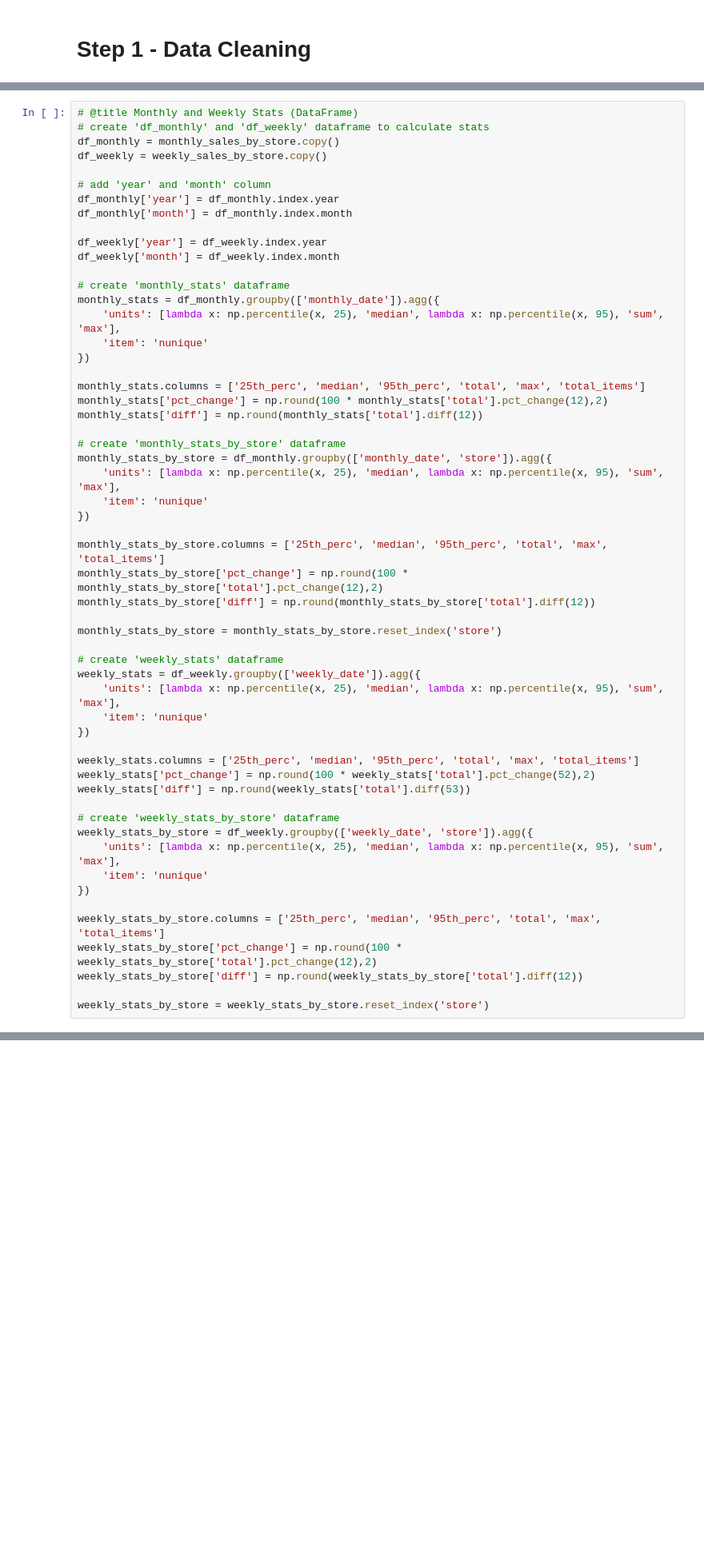
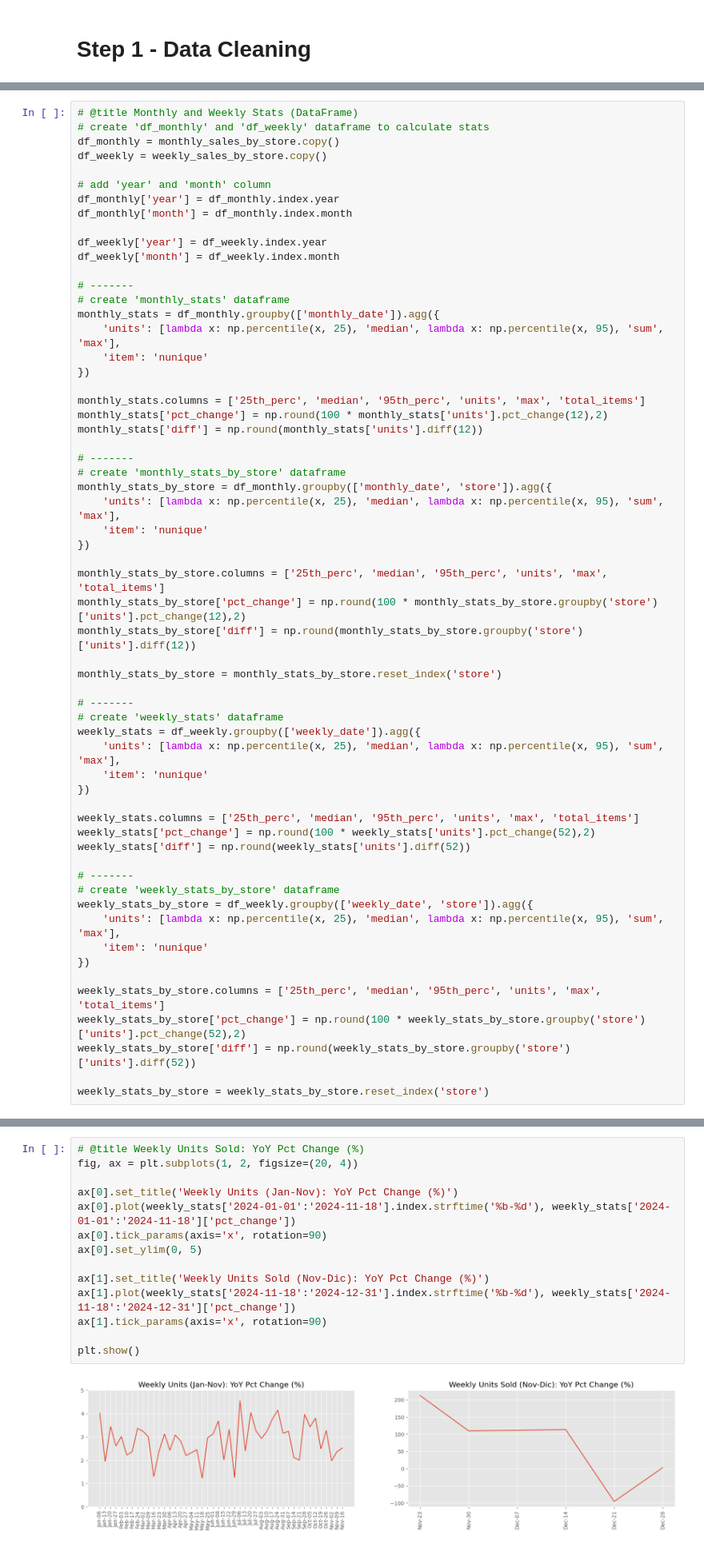
Before and after one commit to superpanditas/Quinio, a Jupyter notebook: [Forecasting_Units]_By_Stores_and_Items.ipynb, the cells around one changed output, grey strips where cells are left out. Shown at 80% size. Drawn from its saved outputs; the diff is of its cells as text; blank space fills up the shorter version.

Commit message:
[Forecasting Units] Version 2

```diff
--- a/[Forecasting_Units]_By_Stores_and_Items.ipynb
+++ b/[Forecasting_Units]_By_Stores_and_Items.ipynb
@@ -117,47 +117,51 @@ df_monthly['month'] = df_monthly.index.month
 df_weekly['year'] = df_weekly.index.year
 df_weekly['month'] = df_weekly.index.month
 
+# -------
 # create 'monthly_stats' dataframe
 monthly_stats = df_monthly.groupby(['monthly_date']).agg({
     'units': [lambda x: np.percentile(x, 25), 'median', lambda x: np.percentile(x, 95), 'sum', 'max'],
     'item': 'nunique'
 })
 
-monthly_stats.columns = ['25th_perc', 'median', '95th_perc', 'total', 'max', 'total_items']
-monthly_stats['pct_change'] = np.round(100 * monthly_stats['total'].pct_change(12),2)
-monthly_stats['diff'] = np.round(monthly_stats['total'].diff(12))
+monthly_stats.columns = ['25th_perc', 'median', '95th_perc', 'units', 'max', 'total_items']
+monthly_stats['pct_change'] = np.round(100 * monthly_stats['units'].pct_change(12),2)
+monthly_stats['diff'] = np.round(monthly_stats['units'].diff(12))
 
+# -------
 # create 'monthly_stats_by_store' dataframe
 monthly_stats_by_store = df_monthly.groupby(['monthly_date', 'store']).agg({
     'units': [lambda x: np.percentile(x, 25), 'median', lambda x: np.percentile(x, 95), 'sum', 'max'],
     'item': 'nunique'
 })
 
-monthly_stats_by_store.columns = ['25th_perc', 'median', '95th_perc', 'total', 'max', 'total_items']
-monthly_stats_by_store['pct_change'] = np.round(100 * monthly_stats_by_store['total'].pct_change(12),2)
-monthly_stats_by_store['diff'] = np.round(monthly_stats_by_store['total'].diff(12))
+monthly_stats_by_store.columns = ['25th_perc', 'median', '95th_perc', 'units', 'max', 'total_items']
+monthly_stats_by_store['pct_change'] = np.round(100 * monthly_stats_by_store.groupby('store')['units'].pct_change(12),2)
+monthly_stats_by_store['diff'] = np.round(monthly_stats_by_store.groupby('store')['units'].diff(12))
 
 monthly_stats_by_store = monthly_stats_by_store.reset_index('store')
 
+# -------
 # create 'weekly_stats' dataframe
 weekly_stats = df_weekly.groupby(['weekly_date']).agg({
     'units': [lambda x: np.percentile(x, 25), 'median', lambda x: np.percentile(x, 95), 'sum', 'max'],
     'item': 'nunique'
 })
 
-weekly_stats.columns = ['25th_perc', 'median', '95th_perc', 'total', 'max', 'total_items']
-weekly_stats['pct_change'] = np.round(100 * weekly_stats['total'].pct_change(52),2)
-weekly_stats['diff'] = np.round(weekly_stats['total'].diff(53))
+weekly_stats.columns = ['25th_perc', 'median', '95th_perc', 'units', 'max', 'total_items']
+weekly_stats['pct_change'] = np.round(100 * weekly_stats['units'].pct_change(52),2)
+weekly_stats['diff'] = np.round(weekly_stats['units'].diff(52))
 
+# -------
 # create 'weekly_stats_by_store' dataframe
 weekly_stats_by_store = df_weekly.groupby(['weekly_date', 'store']).agg({
     'units': [lambda x: np.percentile(x, 25), 'median', lambda x: np.percentile(x, 95), 'sum', 'max'],
     'item': 'nunique'
 })
 
-weekly_stats_by_store.columns = ['25th_perc', 'median', '95th_perc', 'total', 'max', 'total_items']
-weekly_stats_by_store['pct_change'] = np.round(100 * weekly_stats_by_store['total'].pct_change(12),2)
-weekly_stats_by_store['diff'] = np.round(weekly_stats_by_store['total'].diff(12))
+weekly_stats_by_store.columns = ['25th_perc', 'median', '95th_perc', 'units', 'max', 'total_items']
+weekly_stats_by_store['pct_change'] = np.round(100 * weekly_stats_by_store.groupby('store')['units'].pct_change(52),2)
+weekly_stats_by_store['diff'] = np.round(weekly_stats_by_store.groupby('store')['units'].diff(52))
 
 weekly_stats_by_store = weekly_stats_by_store.reset_index('store')
 # %%
@@ -240,0 +225,16 @@ plt.show()
+# %%
+# @title Weekly Units Sold: YoY Pct Change (%)
+fig, ax = plt.subplots(1, 2, figsize=(20, 4))
+
+ax[0].set_title('Weekly Units (Jan-Nov): YoY Pct Change (%)')
+ax[0].plot(weekly_stats['2024-01-01':'2024-11-18'].index.strftime('%b-%d'), weekly_stats['2024-01-01':'2024-11-18']['pct_change'])
+ax[0].tick_params(axis='x', rotation=90)
+ax[0].set_ylim(0, 5)
+
+ax[1].set_title('Weekly Units Sold (Nov-Dic): YoY Pct Change (%)')
+ax[1].plot(weekly_stats['2024-11-18':'2024-12-31'].index.strftime('%b-%d'), weekly_stats['2024-11-18':'2024-12-31']['pct_change'])
+ax[1].tick_params(axis='x', rotation=90)
+
+plt.show()
+# %% [output]
+[figure, added]
```
Also changed, not shown: parts of 13 cells of this notebook.
